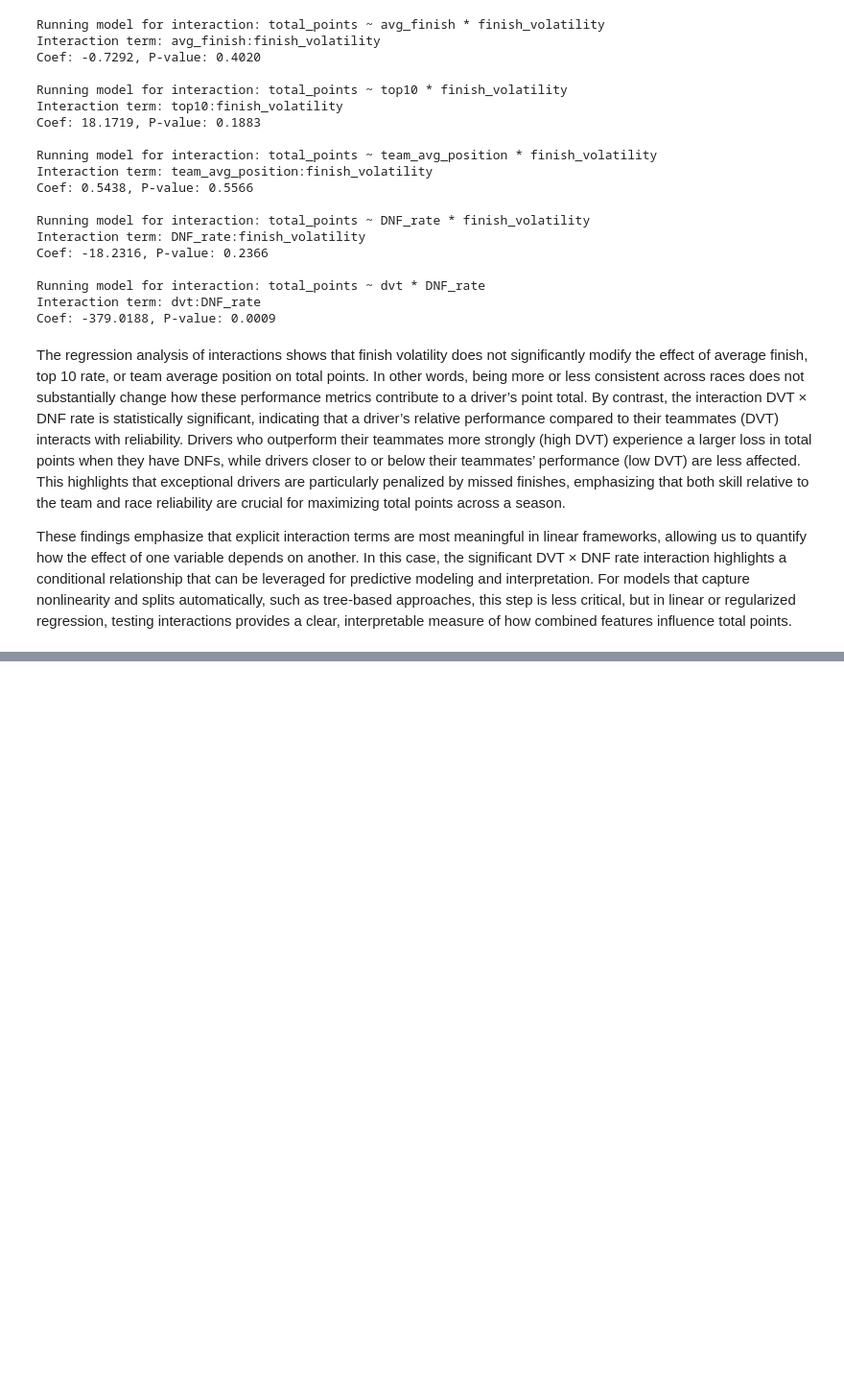
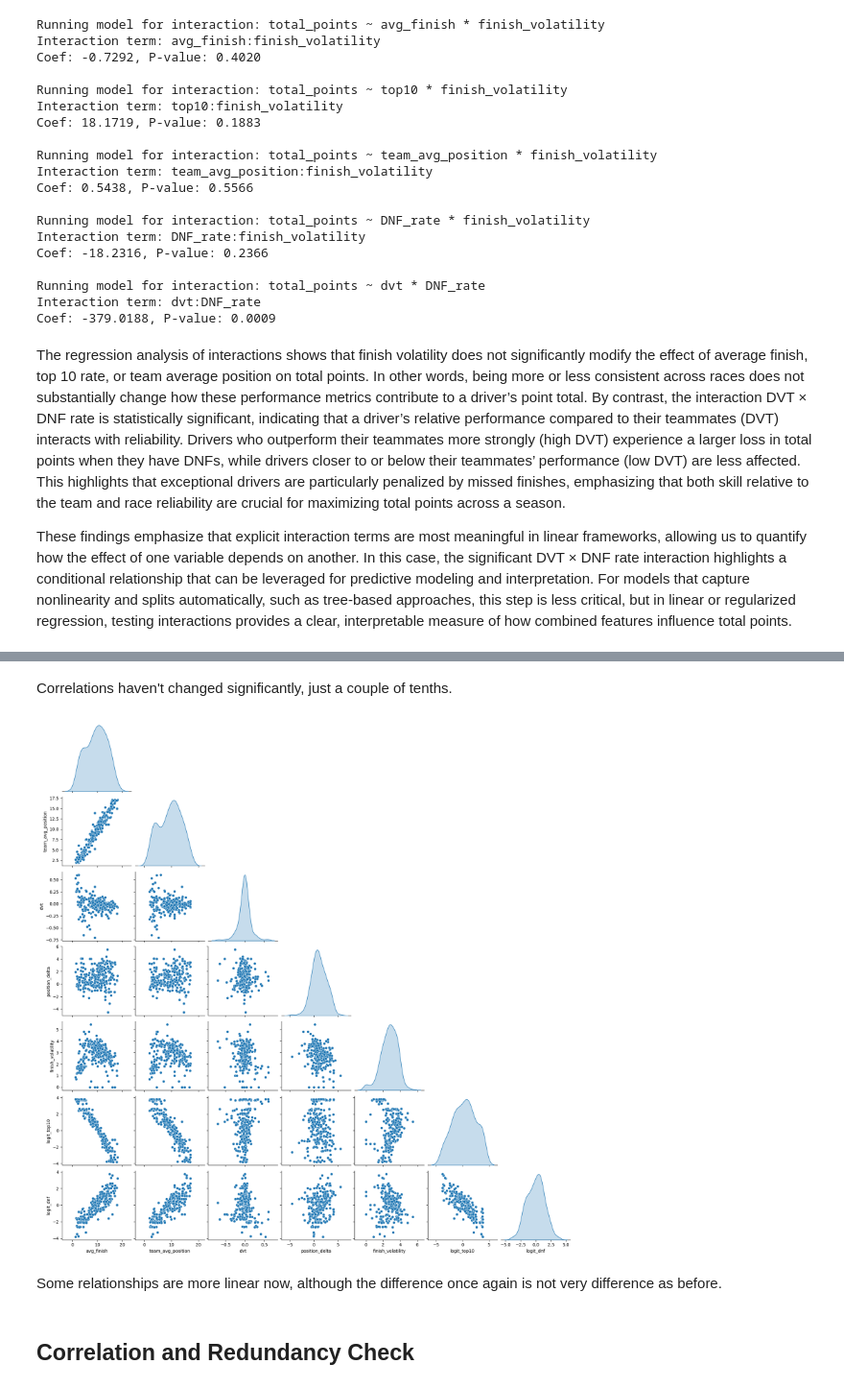
Before and after one commit to viurdaneta/F1, a Jupyter notebook: EDA.ipynb, the cells around one changed output, grey strips where cells are left out. Shown at 96% size. Cells and saved outputs as stored; diff of their text form; code cells hidden in the pictures; blank space fills up the shorter version.

```diff
--- a/EDA.ipynb
+++ b/EDA.ipynb
@@ -984,0 +1110,22 @@ These findings emphasize that explicit interaction terms are most meaningful in
+# %% [markdown]
+Correlations haven't changed significantly, just a couple of tenths.
+# %%
+perf_features = [
+    'avg_finish', 'team_avg_position',  'dvt', 'position_delta', 'finish_volatility', 'logit_top10', 'logit_dnf'
+]
+
+features = df[perf_features]
+
+for cols in [perf_features]:
+    sns.pairplot(
+        features[cols],
+        corner=True,
+        diag_kind="kde",
+    )
+    plt.show()
+# %% [output]
+[figure, added]
+# %% [markdown]
+Some relationships are more linear now, although the difference once again is not very difference as before.
+# %% [markdown]
+## Correlation and Redundancy Check
```
Also changed, not shown: parts of 18 cells of this notebook, 11 other files.
